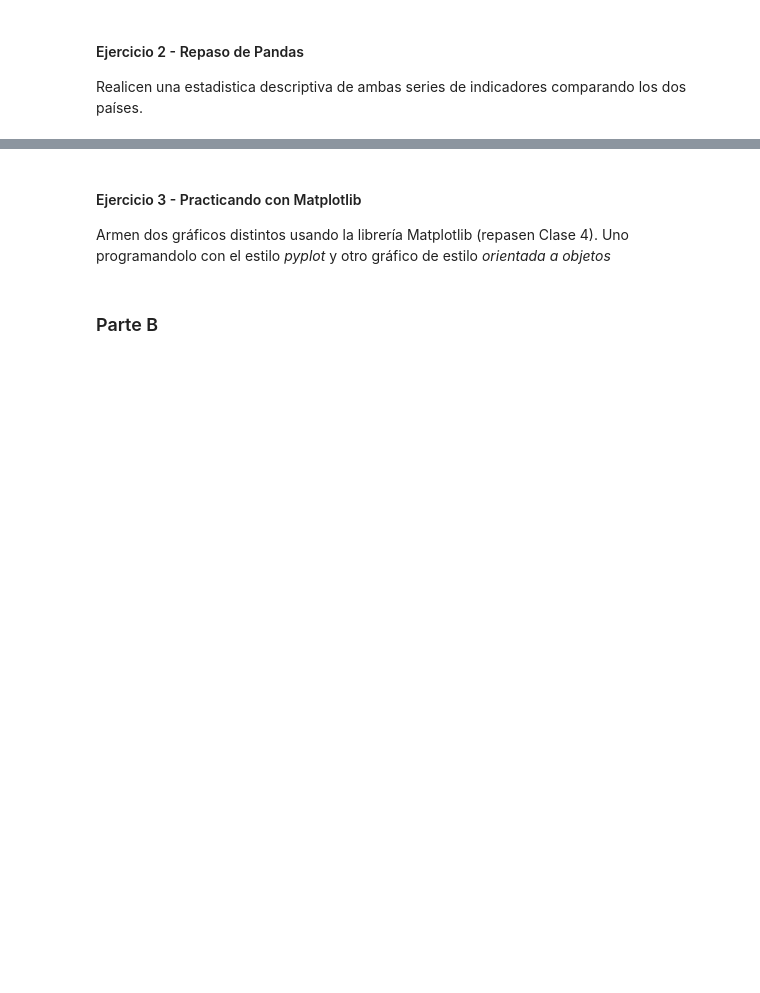
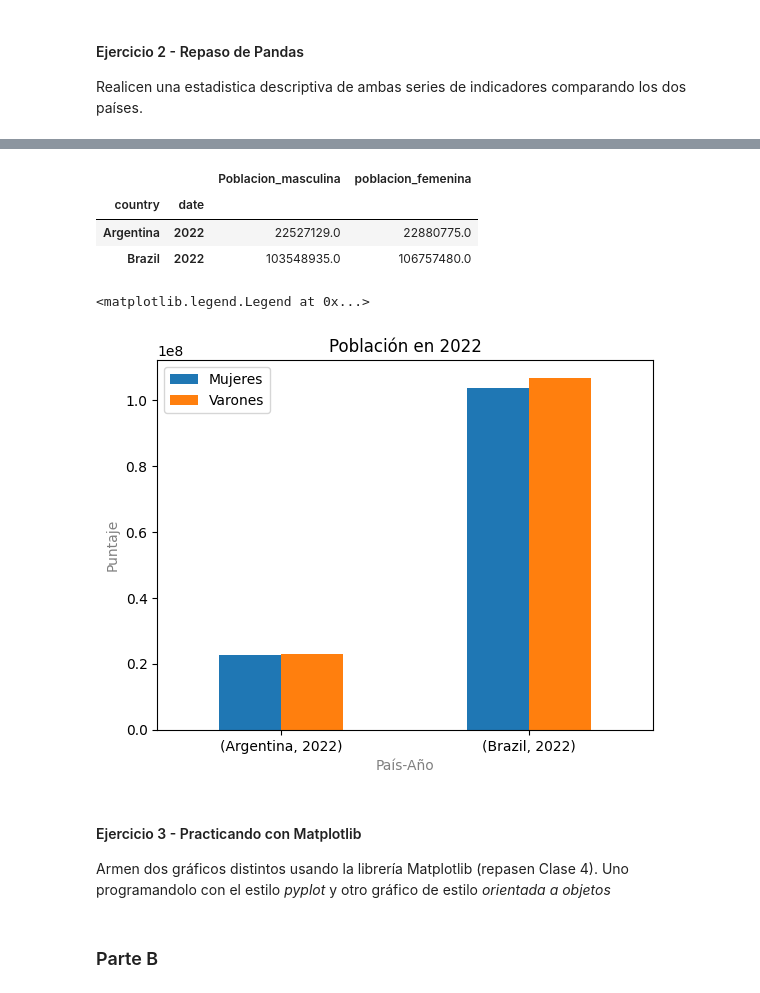
Before and after one commit to MatiasCostanzo2726/BigDataUBA-Grupo9, a Jupyter notebook: TP1-UBA (1) (1).ipynb, the cells around one changed output, grey strips where cells are left out. Saved outputs shown, nothing was run; the diff lists cells and outputs as text; code cells hidden in the pictures; blank space fills up the shorter version.

```diff
--- a/TP1-UBA (1) (1).ipynb
+++ b/TP1-UBA (1) (1).ipynb
@@ -133,0 +102,3 @@ Realicen una estadistica descriptiva de ambas series de indicadores comparando l
+# %%
+df.reset_index(inplace=True)
+df
@@ -133,0 +111,4 @@ Realicen una estadistica descriptiva de ambas series de indicadores comparando l
+# %%
+print(df["date"].dtype) # no es numérica
+df_2022 = df[df["date"]=="2022"]
+df_2022
@@ -134,3 +120,20 @@ Realicen una estadistica descriptiva de ambas series de indicadores comparando l
+# %%
+df_2022 = df_2022.set_index(["country", "date"])
+df_2022
+# %% [output]
+|  |  | Poblacion_masculina | poblacion_femenina |
+| country | date |  |  |
+| Argentina | 2022 | 22527129.0 | 22880775.0 |
+| Brazil | 2022 | 103548935.0 | 106757480.0 |
+# %%
+ax = df_2022.plot(kind='bar', title='Población en 2022')
+ax.set_xlabel('País-Año',color='grey')
+ax.set_ylabel('Puntaje',color='grey')
+ax.tick_params(axis="x", rotation=0)
+ax.legend(["Mujeres","Varones"])
+# %% [output]
+<matplotlib.legend.Legend at 0x...>
+[figure, added]
 # %% [markdown]
 #### Ejercicio 3 - Practicando con Matplotlib
 Armen dos gráficos distintos usando la librería Matplotlib (repasen Clase 4). Uno programandolo con el estilo *pyplot* y otro gráfico de estilo *orientada a objetos*
```
Also changed, not shown: parts of 7 cells of this notebook.
